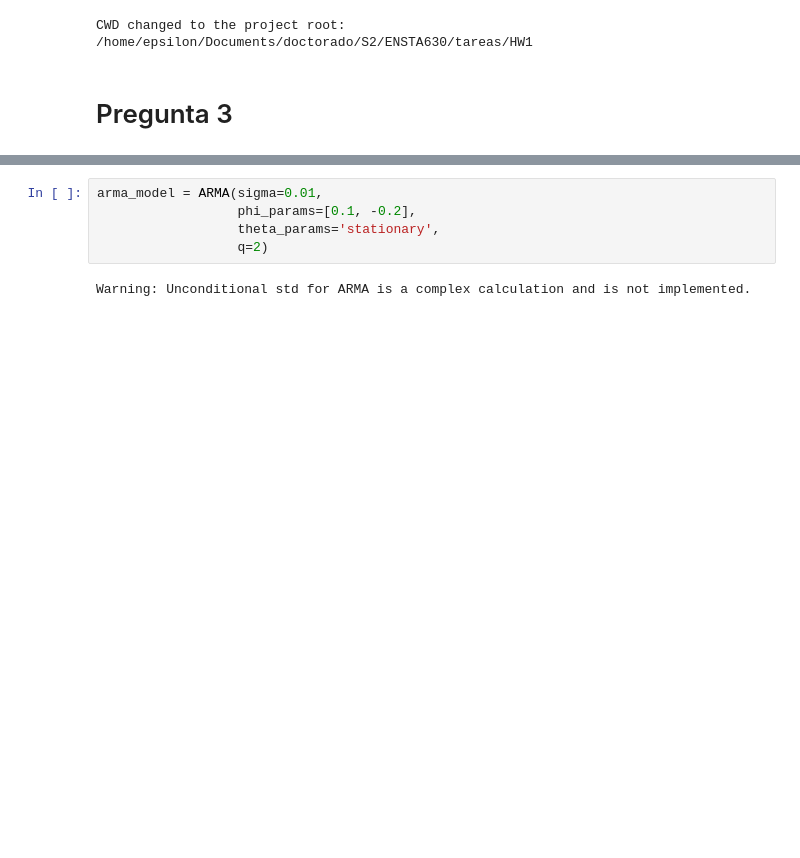
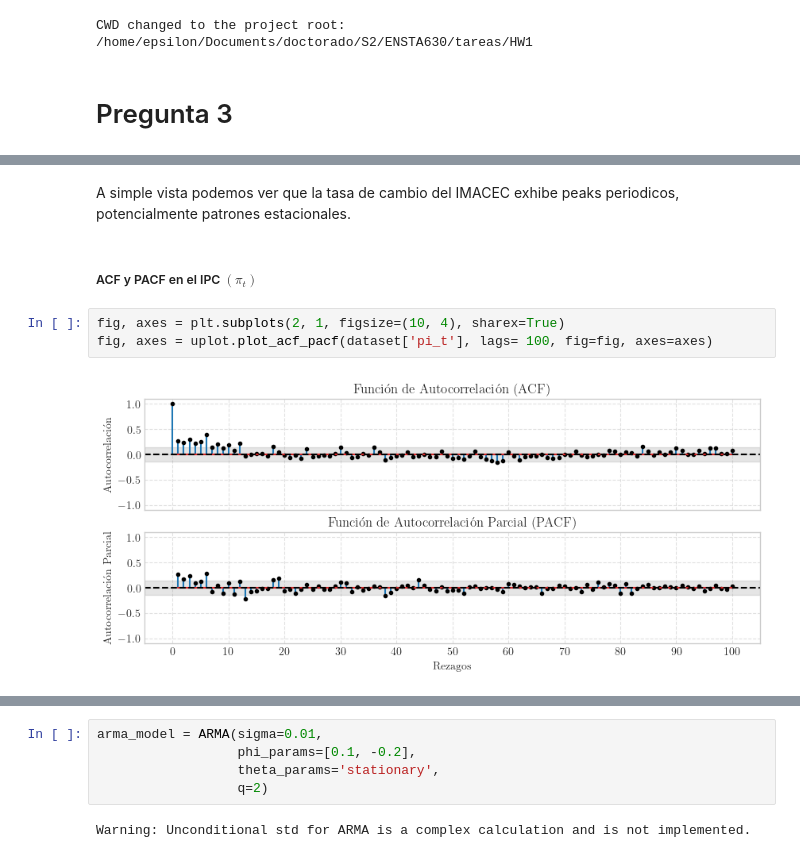
Before and after one commit to ensta630team/HW1---Python, a Jupyter notebook: presentation/notebooks/pregunta_3.ipynb, the cells around one changed output, grey strips where cells are left out. Saved outputs shown, nothing was run; the diff lists cells and outputs as text; blank space fills up the shorter version.

```diff
--- a/presentation/notebooks/pregunta_3.ipynb
+++ b/presentation/notebooks/pregunta_3.ipynb
@@ -20,0 +54,9 @@ from source.optimize.likelihood import maximum_likelihood_estimation
+# %% [markdown]
+A simple vista podemos ver que la tasa de cambio del IMACEC exhibe peaks periodicos, potencialmente patrones estacionales.
+# %% [markdown]
+##### ACF y PACF en el IPC $(\pi_t)$
+# %%
+fig, axes = plt.subplots(2, 1, figsize=(10, 4), sharex=True)
+fig, axes = uplot.plot_acf_pacf(dataset['pi_t'], lags= 100, fig=fig, axes=axes)
+# %% [output]
+[figure, added]
```
Also changed, not shown: parts of 23 cells of this notebook, 8 other files.
